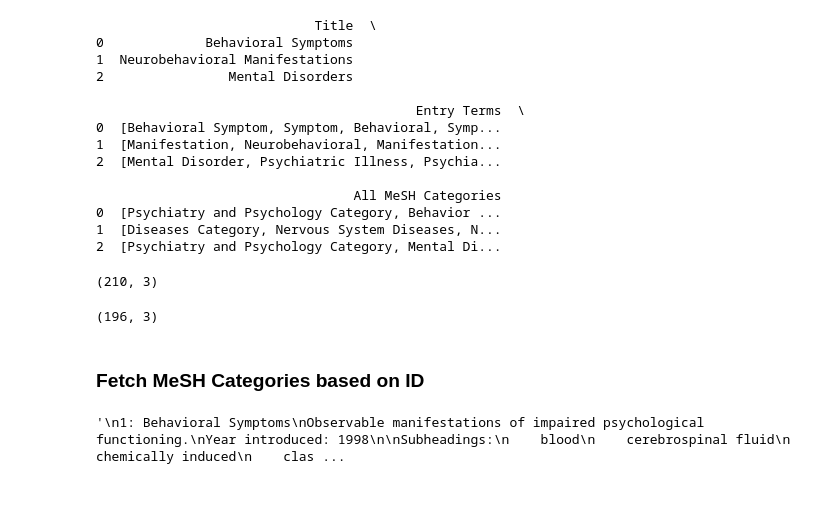
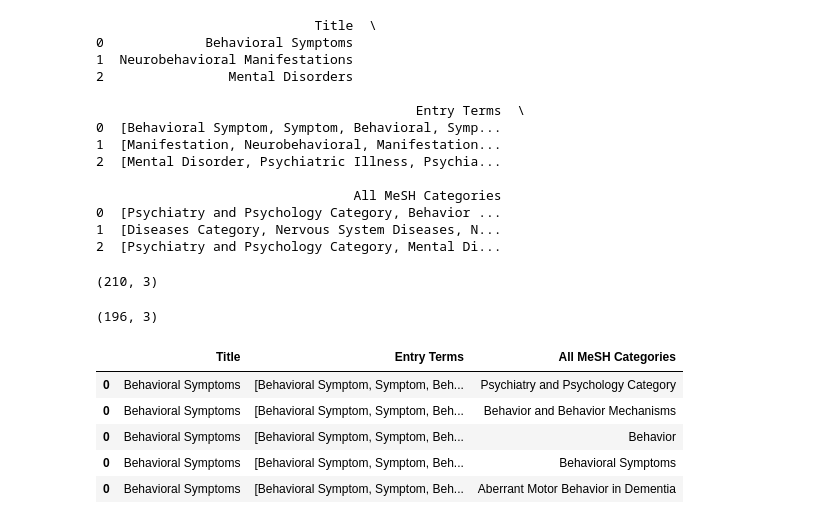
Before and after one commit to Ineichen-Group/NeuroTrialAnalysis, a Jupyter notebook: Extract_MeSH_Data.ipynb, the cells around one changed output. Cells and saved outputs as stored; diff of their text form; code cells hidden in the pictures; blank space fills up the shorter version.

```diff
--- a/Extract_MeSH_Data.ipynb
+++ b/Extract_MeSH_Data.ipynb
@@ -111,16 +112,14 @@ df_exploded.shape
 df_no_duplicates.shape
 # %% [output]
 (196, 3)
+# %%
+df_no_duplicates.head()
+# %% [output]
+|  | Title | Entry Terms | All MeSH Categories |
+| 0 | Behavioral Symptoms | [Behavioral Symptom, Symptom, Beh... | Psychiatry and Psychology Category |
+| 0 | Behavioral Symptoms | [Behavioral Symptom, Symptom, Beh... | Behavior and Behavior Mechanisms |
+| 0 | Behavioral Symptoms | [Behavioral Symptom, Symptom, Beh... | Behavior |
+| 0 | Behavioral Symptoms | [Behavioral Symptom, Symptom, Beh... | Behavioral Symptoms |
+| 0 | Behavioral Symptoms | [Behavioral Symptom, Symptom, Beh... | Aberrant Motor Behavior in Dementia |
 # %%
 df_no_duplicates.to_csv("./data/mesh_psychiatry_psychology.csv")
-# %% [markdown]
-### Fetch MeSH Categories based on ID
-# %%
-id_list = ['68001526']
-
-# Note: retmode="text" for fetching plain text data
-handle = Entrez.efetch(db="mesh", id=id_list)
-records = handle.read()  # Directly read from the handle
-records
-# %% [output]
-'\n1: Behavioral Symptoms\nObservable manifestations of impaired psychological functioning.\nYear introduced: 1998\n\nSubheadings:\n    blood\n    cerebrospinal fluid\n    chemically induced\n    clas ...
```
Also changed, not shown: parts of 44 cells of this notebook.
